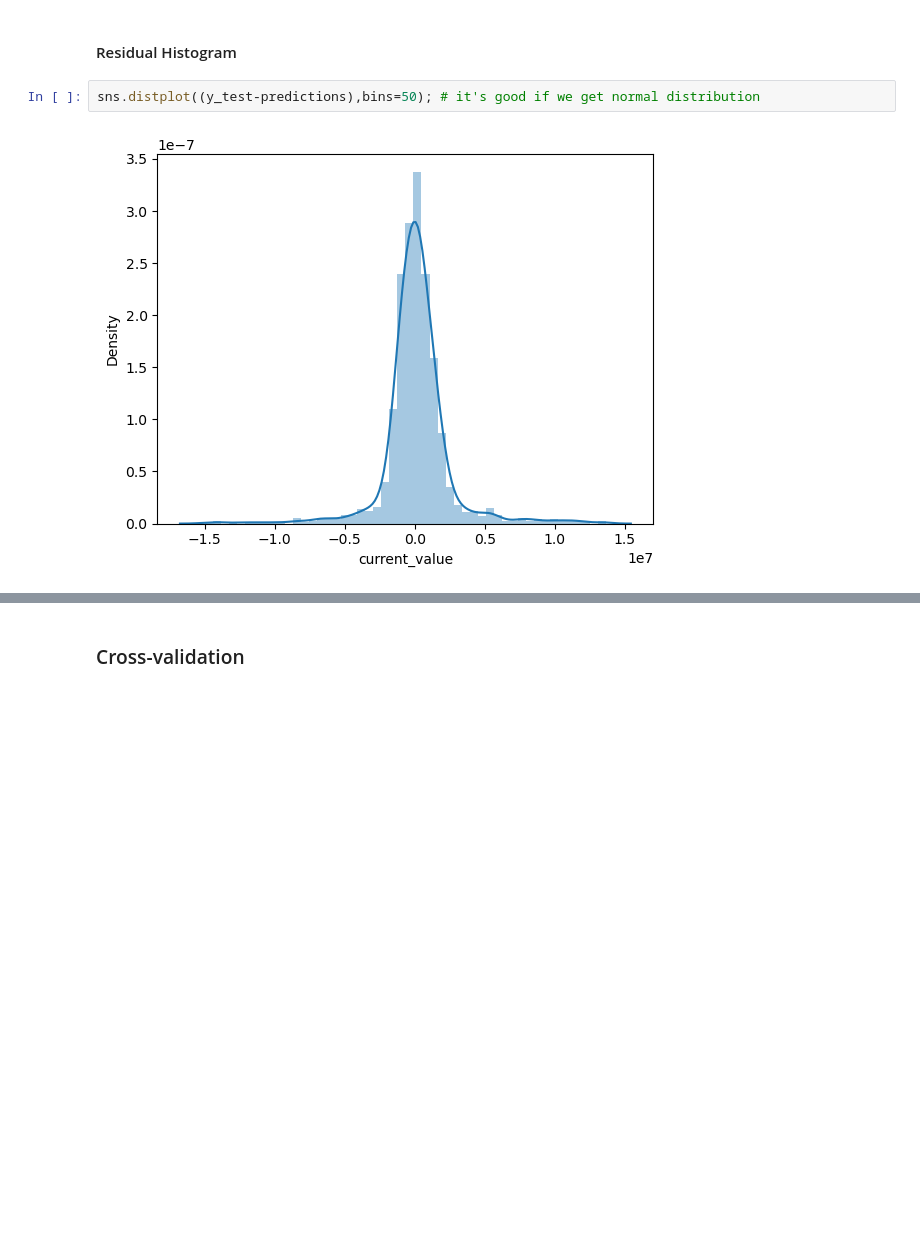
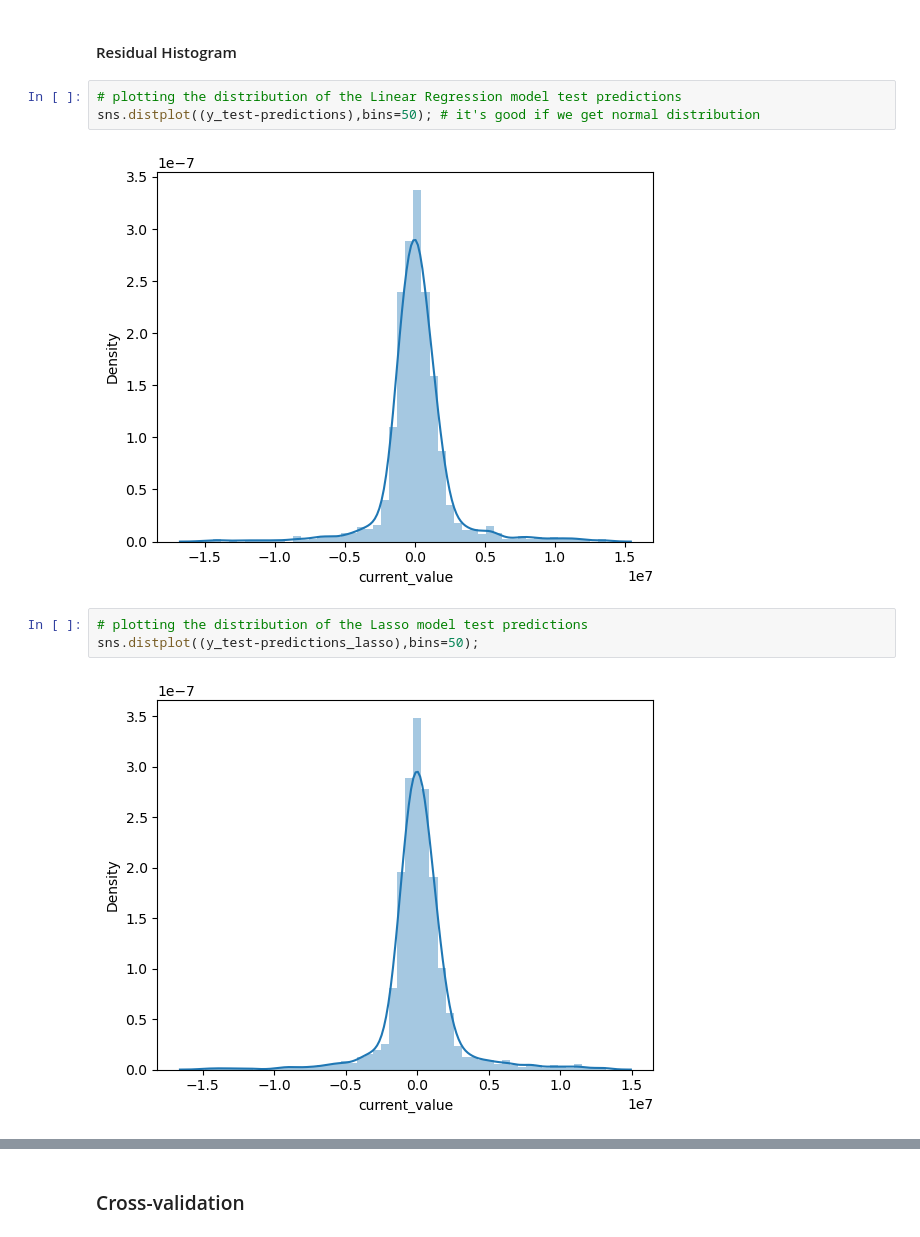
Before and after one commit to SalmanGassem/Usecase-7, a Jupyter notebook: Linear_Regression-(Salman Gassem).ipynb, the cells around one changed output, grey strips where cells are left out. Saved outputs shown, nothing was run; the diff lists cells and outputs as text; blank space fills up the shorter version.

```diff
--- a/Linear_Regression-(Salman Gassem).ipynb
+++ b/Linear_Regression-(Salman Gassem).ipynb
@@ -703,6 +703,12 @@ plt.scatter(Real_Values_lasso, predictions_lasso, alpha=0.5);
 # %% [markdown]
 #### Residual Histogram
 # %%
+# plotting the distribution of the Linear Regression model test predictions
 sns.distplot((y_test-predictions),bins=50); # it's good if we get normal distribution
 # %% [output]
 [figure]
+# %%
+# plotting the distribution of the Lasso model test predictions
+sns.distplot((y_test-predictions_lasso),bins=50);
+# %% [output]
+[figure, added]
```
Also changed, not shown: parts of 1 cell of this notebook.
